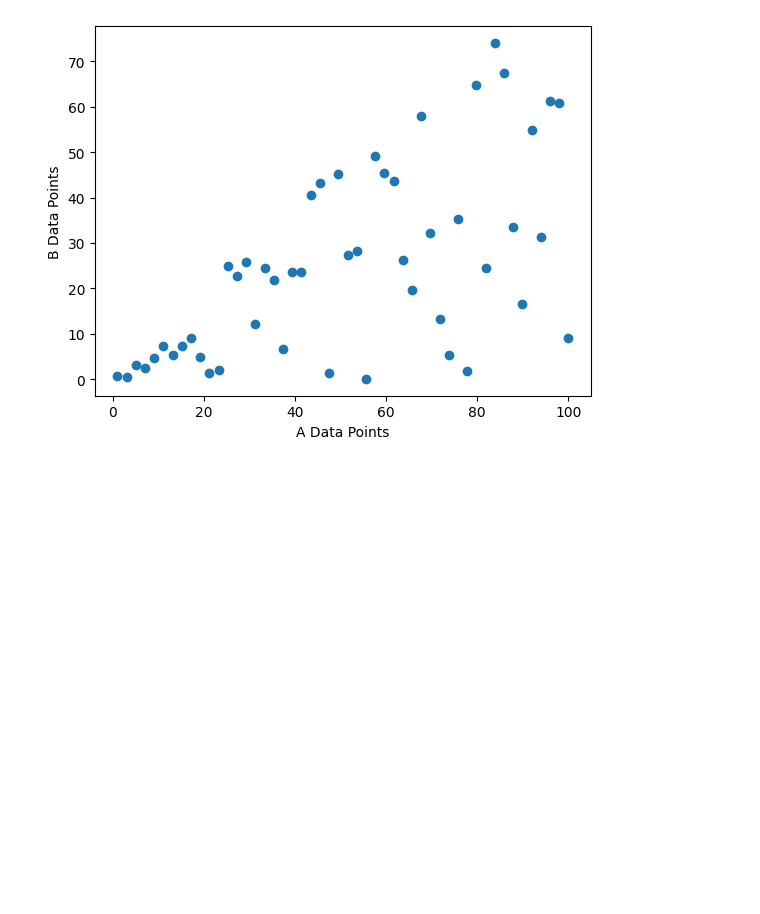
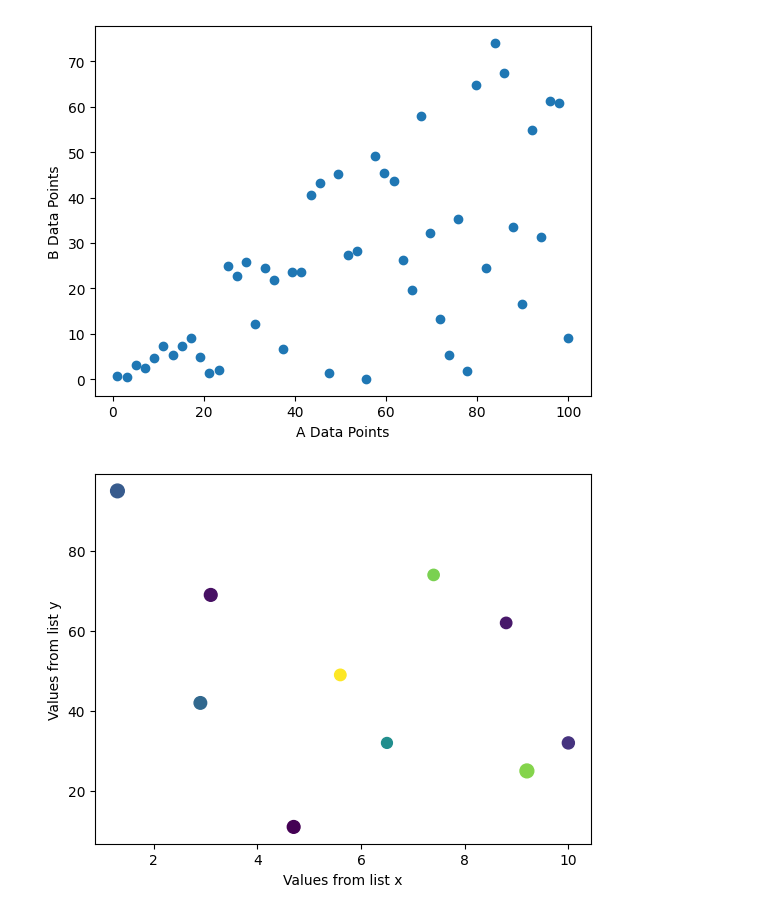
Before and after one commit to gr8bipin/python_basics_finance, a Jupyter notebook: matplotlib.ipynb, the cells around one changed output. Cells and saved outputs as stored; diff of their text form; code cells hidden in the pictures; blank space fills up the shorter version.

```diff
--- a/matplotlib.ipynb
+++ b/matplotlib.ipynb
@@ -622,0 +630,26 @@ plt.show()
+# %%
+# Data points for scatter plot
+x = [1.3, 2.9, 3.1, 4.7, 5.6, 6.5, 7.4, 8.8, 9.2, 10]
+y = [95, 42, 69, 11, 49, 32, 74, 62, 25, 32]
+
+# In addition to these lists, we would be defining two more NumPy arrays
+# color and size which determines the color and size respectively of each
+# data point while plotting the scatter plot.
+
+# Arrays which defines color and size of each data point
+color = np.random.rand(10)
+size = np.random.randint(50, 100, 10)
+
+# Now that we have data points ready, we can plot a scatter plot out of them
+# as below:
+
+# -Example 21-
+# Creating a scatter plot
+plt.scatter(x, y, c=color, s=size)
+
+# Labeling the plot and showing it
+plt.xlabel('Values from list x')
+plt.ylabel('Values from list y')
+plt.show()
+# %% [output]
+[figure, added]
```
Also changed, not shown: parts of 30 cells of this notebook.
